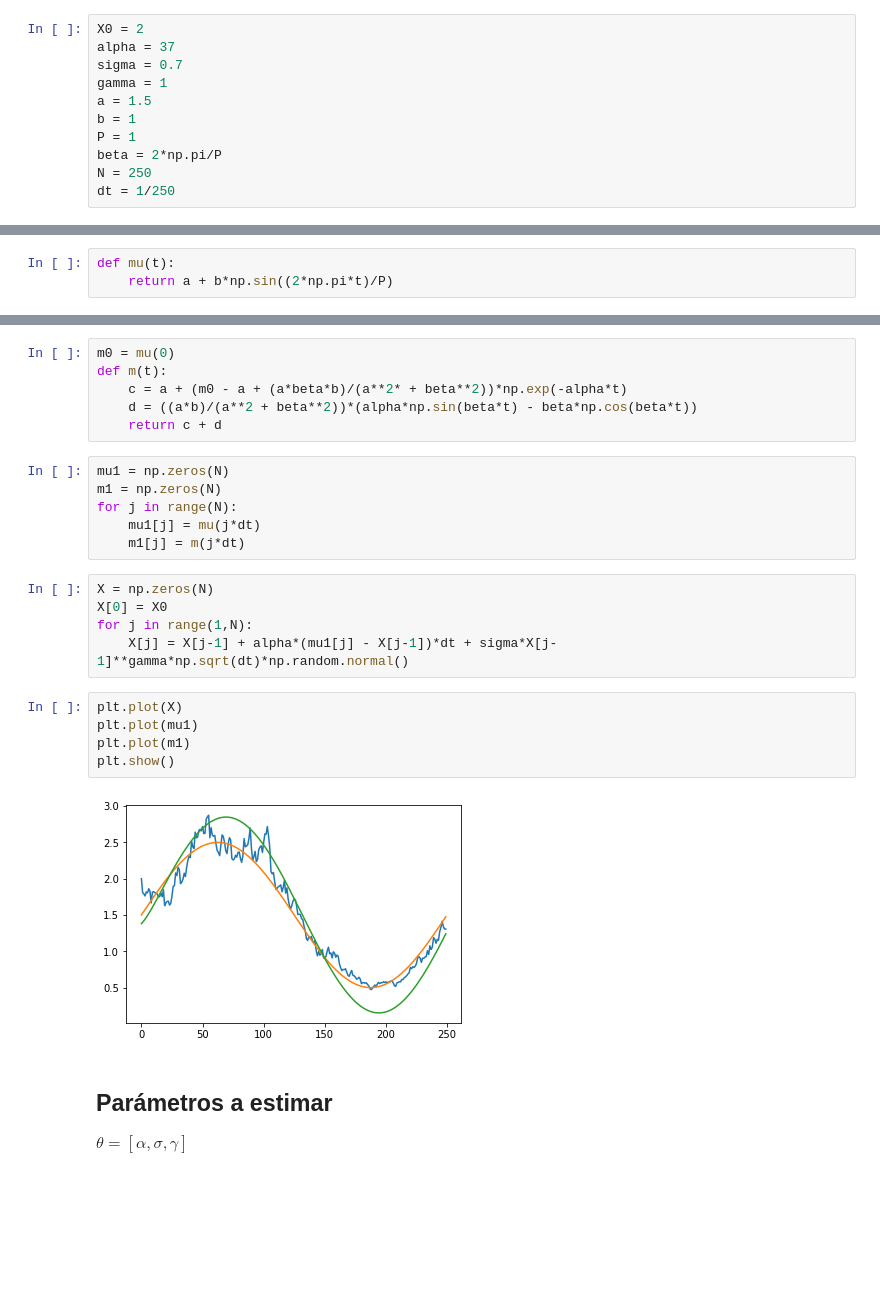
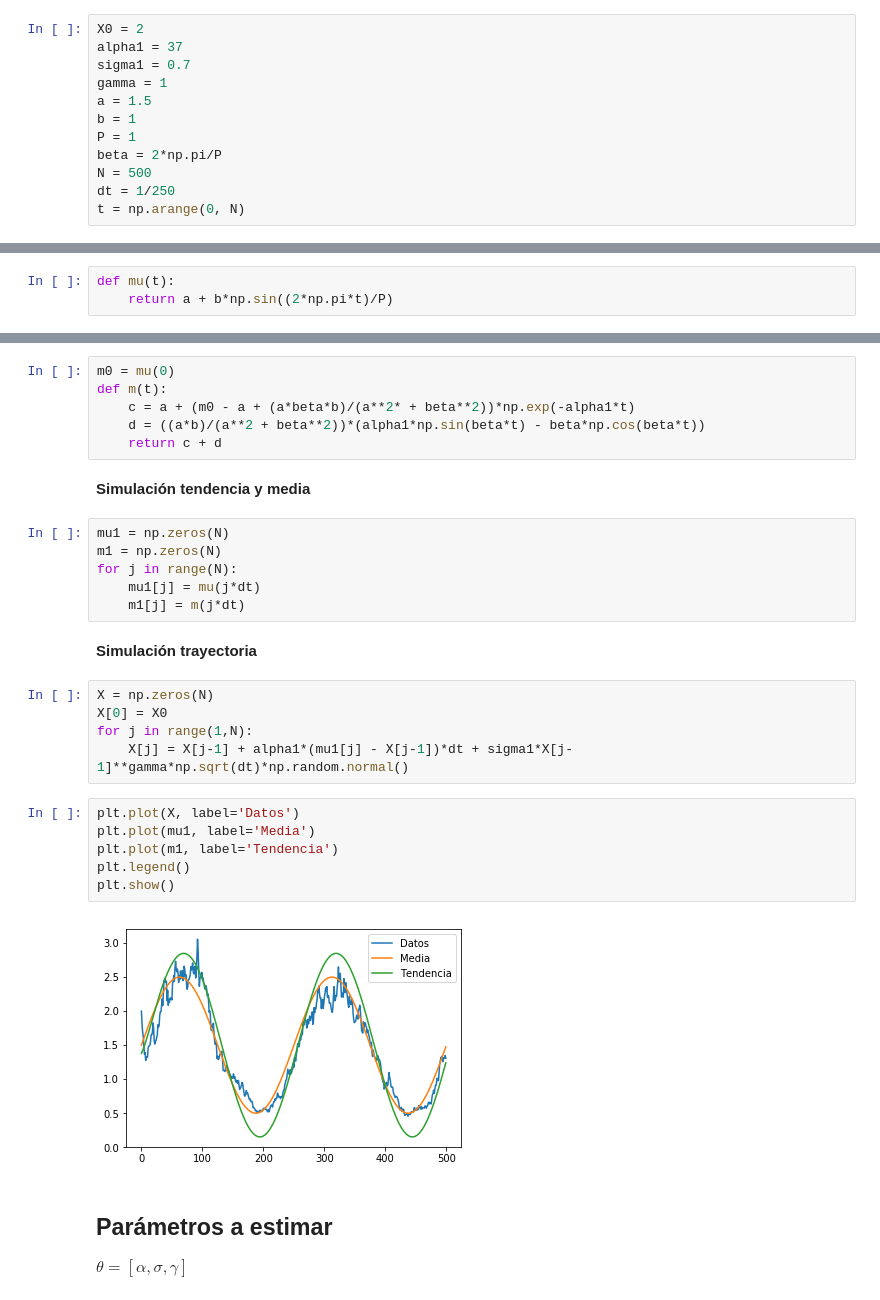
Before and after one commit to CamiVasz/Procesos-Estocasticos-2, a Jupyter notebook: Estim.ipynb, the cells around one changed output, grey strips where cells are left out. Cells and saved outputs as stored; diff of their text form; blank space fills up the shorter version.

```diff
--- a/Estim.ipynb
+++ b/Estim.ipynb
@@ -15,12 +18,13 @@ $$dX_t = \alpha(\mu(t) - X_t)dt + \sigma X_t^\gamma dB_t \qquad t\in[0,T] \qquad
 # %%
 X0 = 2
-alpha = 37
-sigma = 0.7
+alpha1 = 37
+sigma1 = 0.7
 gamma = 1
 a = 1.5
 b = 1
 P = 1
 beta = 2*np.pi/P
-N = 250
+N = 500
 dt = 1/250
+t = np.arange(0, N)
 # %% [markdown]
@@ -34,27 +39,32 @@ Para $\mu(t) = a + b\sin(2\pi t/P)$
 # %%
 m0 = mu(0)
 def m(t):
-    c = a + (m0 - a + (a*beta*b)/(a**2* + beta**2))*np.exp(-alpha*t)
-    d = ((a*b)/(a**2 + beta**2))*(alpha*np.sin(beta*t) - beta*np.cos(beta*t))
+    c = a + (m0 - a + (a*beta*b)/(a**2* + beta**2))*np.exp(-alpha1*t)
+    d = ((a*b)/(a**2 + beta**2))*(alpha1*np.sin(beta*t) - beta*np.cos(beta*t))
     return c + d
+# %% [markdown]
+**Simulación tendencia y media**
 # %%
 mu1 = np.zeros(N)
 m1 = np.zeros(N)
 for j in range(N):
     mu1[j] = mu(j*dt)
     m1[j] = m(j*dt)
+# %% [markdown]
+**Simulación trayectoria**
 # %%
 X = np.zeros(N)
 X[0] = X0
 for j in range(1,N):
-    X[j] = X[j-1] + alpha*(mu1[j] - X[j-1])*dt + sigma*X[j-1]**gamma*np.sqrt(dt)*np.random.normal()
+    X[j] = X[j-1] + alpha1*(mu1[j] - X[j-1])*dt + sigma1*X[j-1]**gamma*np.sqrt(dt)*np.random.normal()
 # %%
-plt.plot(X)
-plt.plot(mu1)
-plt.plot(m1)
+plt.plot(X, label='Datos')
+plt.plot(mu1, label='Media')
+plt.plot(m1, label='Tendencia')
+plt.legend()
 plt.show()
 # %% [output]
-[figure, old version]
+[figure, new version]
 # %% [markdown]
 ## Parámetros a estimar
 $\theta = [\alpha, \sigma, \gamma]$
```
Also changed, not shown: parts of 28 cells of this notebook.
